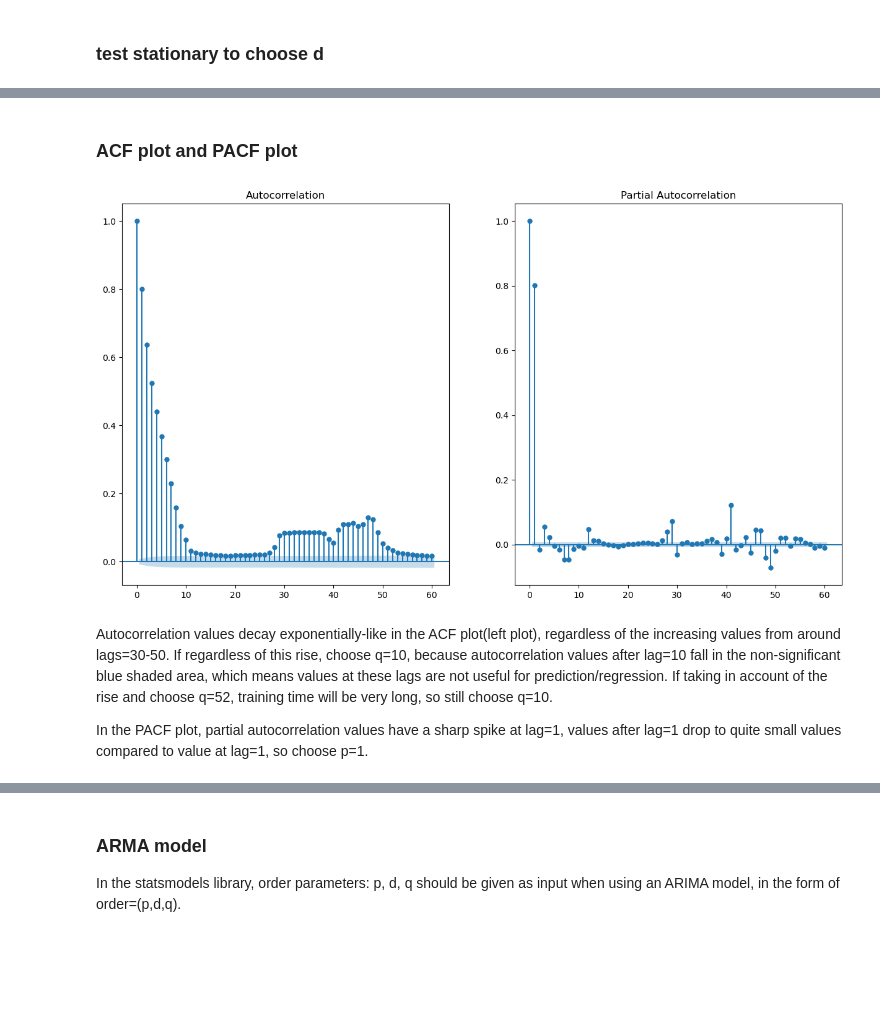
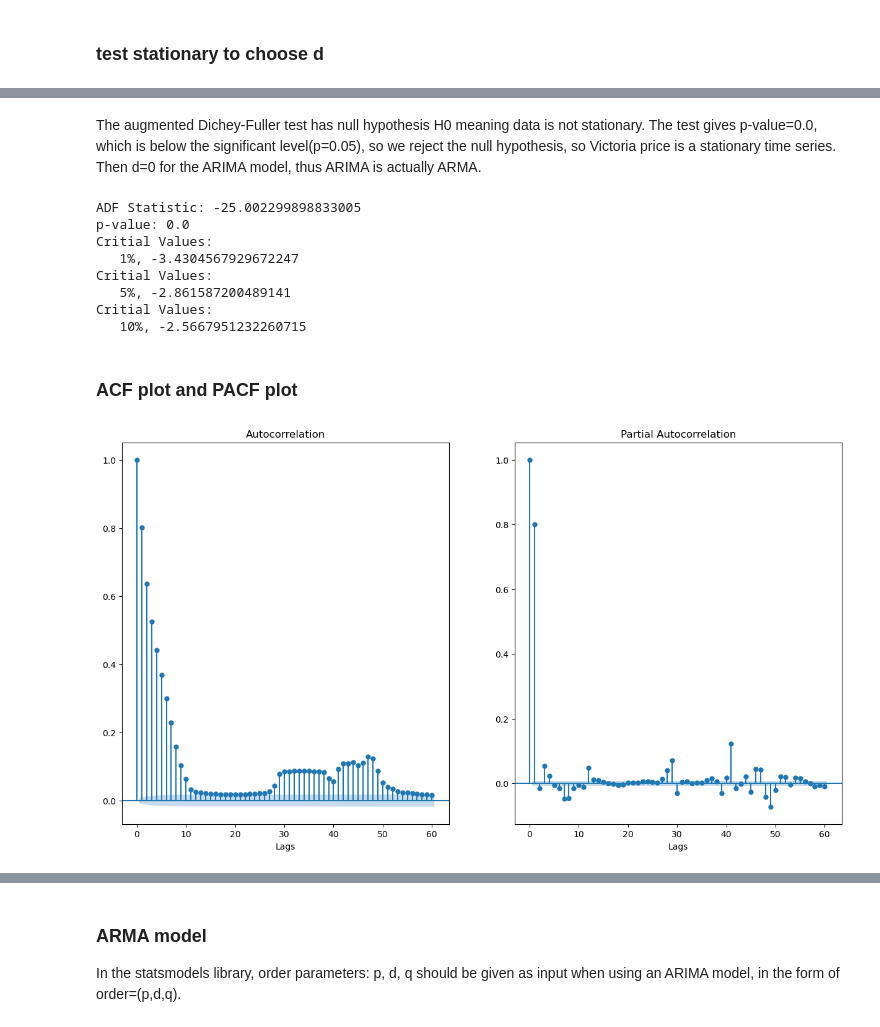
Before and after one commit to rinliauw/energy-market-and-battery-optimization, a Jupyter notebook: code/bonus_task/ARMA.ipynb, the cells around one changed output, grey strips where cells are left out. Cells and saved outputs as stored; diff of their text form; code cells hidden in the pictures; blank space fills up the shorter version.

```diff
--- a/code/bonus_task/ARMA.ipynb
+++ b/code/bonus_task/ARMA.ipynb
@@ -81,15 +63,31 @@ Critial Values:
+# %% [markdown]
+The augmented Dichey-Fuller test has null hypothesis H0 meaning data is not stationary. The test gives p-value=0.0, which is below the significant level(p=0.05), so we reject the null hypothesis, so Victoria price is a stationary time series. Then d=0 for the ARIMA model, thus ARIMA is actually ARMA.
+# %%
+result = adfuller(train['VIC price'].values, autolag='AIC')
+print(f'ADF Statistic: {result[0]}')
+print(f'p-value: {result[1]}')
+for key, value in result[4].items():
+    print('Critial Values:')
+    print(f'   {key}, {value}')
+# %% [output]
+ADF Statistic: -25.002299898833005
+p-value: 0.0
+Critial Values:
+   1%, -3.4304567929672247
+Critial Values:
+   5%, -2.861587200489141
+Critial Values:
+   10%, -2.5667951232260715
 # %% [markdown]
 ### ACF plot and PACF plot
-# %%
-fig, axes = plt.subplots(1,2, figsize=(15,8))
-plot_acf(train['VIC price'], lags=60, ax=axes[0])
-axes[0].set_title('Autocorrelation')
-plot_pacf(train['VIC price'], lags=60, ax=axes[1])
-axes[1].set_title('Partial Autocorrelation')
-plt.show()
-# %% [output]
-[figure, removed]
-# %% [markdown]
-Autocorrelation values decay exponentially-like in the ACF plot(left plot), regardless of the increasing values from around lags=30-50. If regardless of this rise, choose q=10, because autocorrelation values after lag=10 fall in the non-significant blue shaded area, which means values at these lags are not useful for prediction/regression. If taking in account of the rise and choose q=52, training time will be very long, so still choose q=10.
-
-In the PACF plot, partial autocorrelation values have a sharp spike at lag=1, values after lag=1 drop to quite small values compared to value at lag=1, so choose p=1.
+# %%
+fig, axes = plt.subplots(1,2, figsize=(15,8))
+plot_acf(train['VIC price'], lags=60, ax=axes[0])
+axes[0].set_title('Autocorrelation')
+axes[0].set_xlabel('Lags')
+plot_pacf(train['VIC price'], lags=60, ax=axes[1])
+axes[1].set_title('Partial Autocorrelation')
+axes[1].set_xlabel('Lags')
+plt.show()
+# %% [output]
+[figure, added]
```
Also changed, not shown: parts of 7 cells of this notebook.
